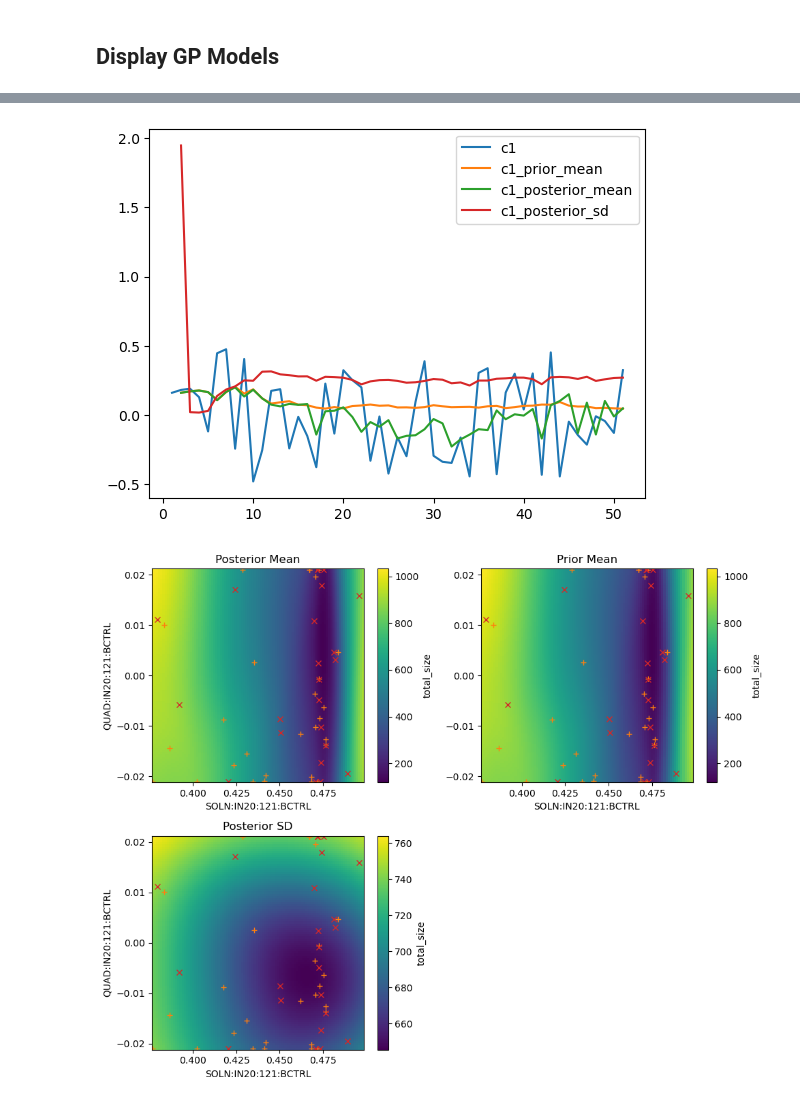
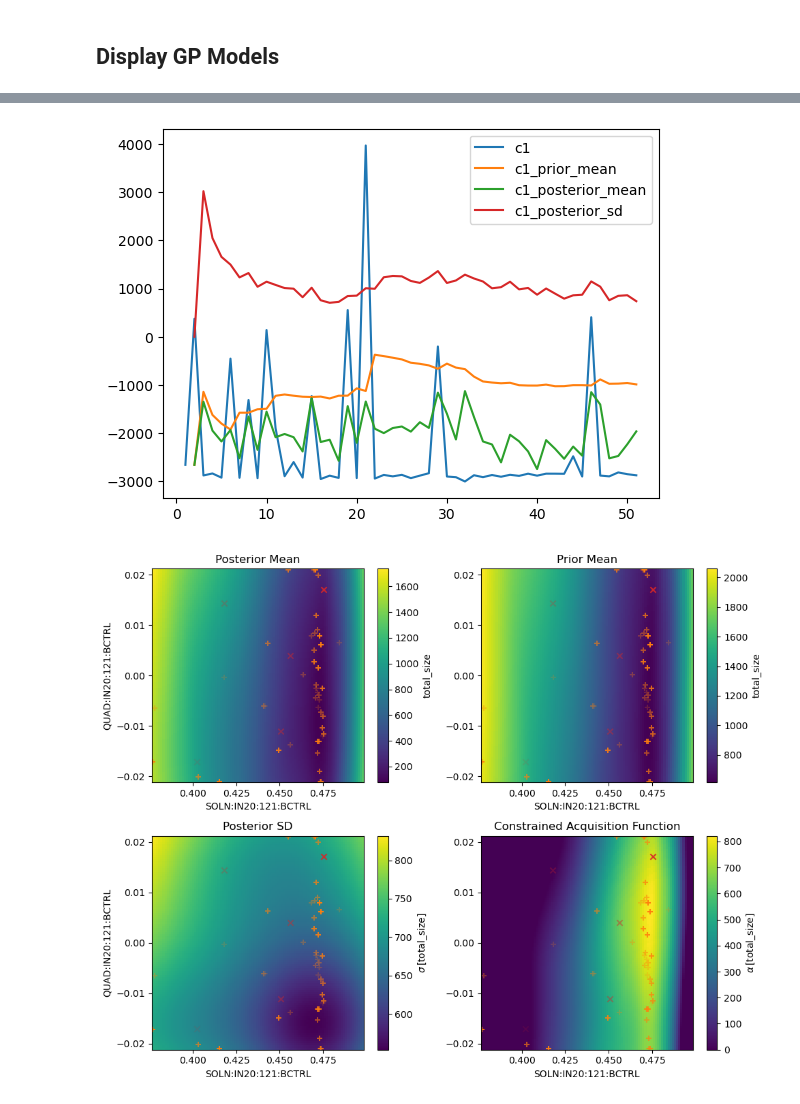
Before and after one commit to t-bz/SLAC_Xopt, a Jupyter notebook: lcls/nn_prior/offline_test_nn_optimization.ipynb, the cells around one changed output, grey strips where cells are left out. Drawn from its saved outputs; the diff is of its cells as text; code cells hidden in the pictures.

```diff
--- a/lcls/nn_prior/offline_test_nn_optimization.ipynb
+++ b/lcls/nn_prior/offline_test_nn_optimization.ipynb
@@ -30,11 +32,11 @@ VARIABLE_RANGES = pd.read_csv(filename, index_col=0, header=None).T.to_dict(orie
 VARIABLES = ["SOLN:IN20:121:BCTRL", "QUAD:IN20:121:BCTRL", "QUAD:IN20:122:BCTRL",
              "QUAD:IN20:361:BCTRL", "QUAD:IN20:371:BCTRL", "QUAD:IN20:425:BCTRL",
              "QUAD:IN20:441:BCTRL", "QUAD:IN20:511:BCTRL", "QUAD:IN20:525:BCTRL"]
-# VARIABLES = ["SOLN:IN20:121:BCTRL", "QUAD:IN20:122:BCTRL"]
+# VARIABLES = ["SOLN:IN20:121:BCTRL", "QUAD:IN20:121:BCTRL"]
 vocs = VOCS(
     variables = {ele: VARIABLE_RANGES[ele] for ele in VARIABLES},
     objectives = {"total_size": "MINIMIZE"},
-    constraints = {"c1": ["LESS_THAN", 0.0], "c2": ["GREATER_THAN", 0.0]},
+    constraints = {"c1": ["LESS_THAN", 0.0]},
 )
 print(vocs.as_yaml())
 # %% [output]
@@ -109,6 +110,14 @@ class ObjectiveModel(torch.nn.Module):
 
 
 objective_model = ObjectiveModel(lume_module)
+# %%
+class PriorMean(torch.nn.Module):
+    def __init__(self, model):
+        super(PriorMean, self).__init__()
+        self.model = model
+
+    def forward(self, x) -> torch.Tensor:
+        return self.model(x) + 500.0
 # %% [markdown]
 ## Define Evaluate Function
 # %%
@@ -139,9 +148,8 @@ def evaluate(input_dict, generator = None):
     sigma_xy = objective_model.function(model_result["OTRS:IN20:571:XRMS"], model_result["OTRS:IN20:571:YRMS"])
     output_dict = {vocs.objective_names[0]: sigma_xy.detach().item()}
 
-    # dummy constraints
-    output_dict["c1"] = torch.rand(1).item() - 0.5
-    output_dict["c2"] = torch.rand(1).item()
+    # dummy constraint
+    output_dict["c1"] = output_dict[vocs.objective_names[0]] - 3e3
 
     # GP model predictions
     model_predictions = get_model_predictions(input_dict, generator)
@@ -154,7 +162,7 @@ def evaluate(input_dict, generator = None):
 # remember to set use low noise prior to false!!!
 model_constructor = StandardModelConstructor(
     use_low_noise_prior=False,
-    mean_modules={"total_size": objective_model},
+    mean_modules={"total_size": PriorMean(objective_model)},
 )
 generator = UpperConfidenceBoundGenerator(
     vocs=vocs,
@@ -197,16 +204,15 @@ X.data[["total_size" + k for k in ["", "_prior_mean", "_posterior_mean", "_poste
 # %%
 X.data[["c1" + k for k in ["", "_prior_mean", "_posterior_mean", "_posterior_sd"]]].plot();
 # %% [output]
-[figure, old version]
+[figure, new version]
 # %%
 # feasible samples are indicated by an orange +, infeasible ones by a red x
 variable_names = ["SOLN:IN20:121:BCTRL", "QUAD:IN20:121:BCTRL"]
 
 fig, ax = plot_model_in_2d(
     X,
     output_name="total_size",
     variable_names=variable_names,
-    n_grid=100,
 )
 # %% [output]
-[figure, old version]
+[figure, new version]
```
Also changed, not shown: parts of 9 cells of this notebook.
